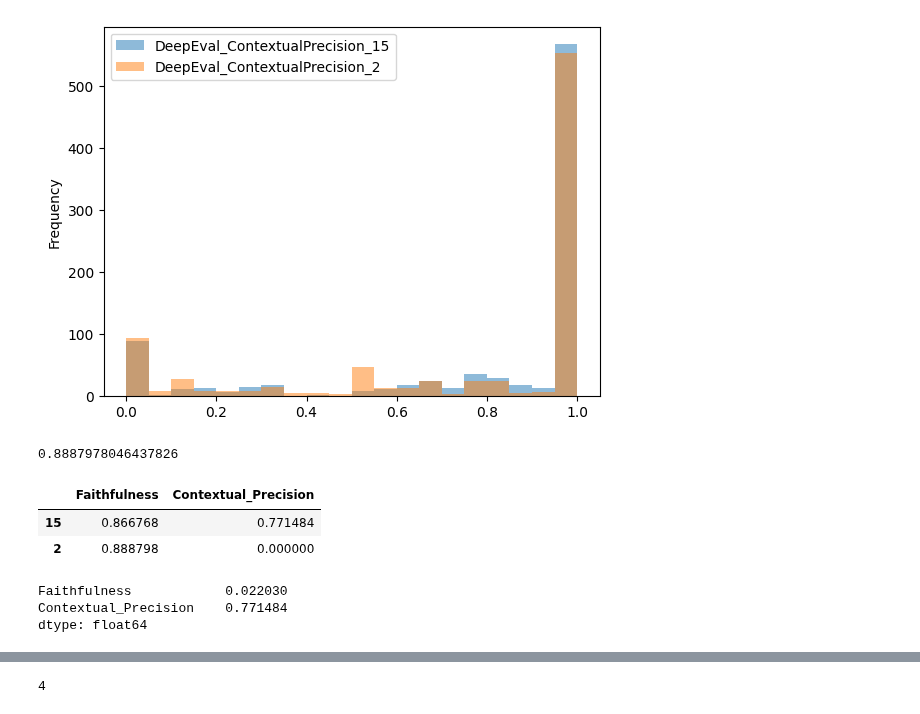
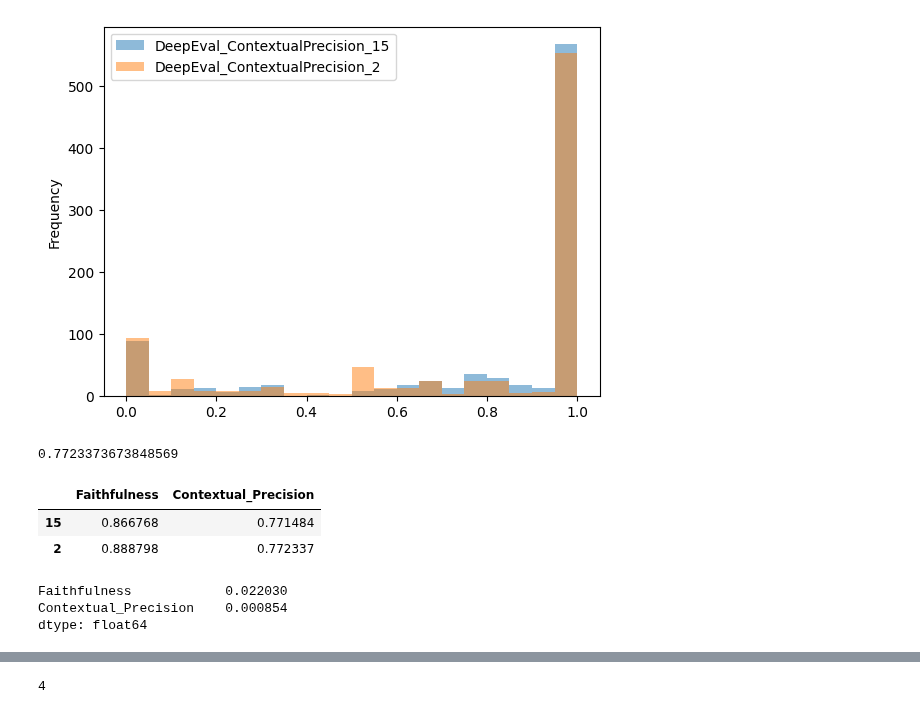
Before and after one commit to sr231/RAG-Evaluations, a Jupyter notebook: Results_Comparison.ipynb, the cells around one changed output, grey strips where cells are left out. Cells and saved outputs as stored; diff of their text form; code cells hidden in the pictures.

Commit message:
in progress updating analysis with additional RAGAS results

```diff
--- a/Results_Comparison.ipynb
+++ b/Results_Comparison.ipynb
@@ -122,26 +122,27 @@ dpllm_results.plot.hist(column=['DeepEval_ContextualPrecision_15', 'DeepEval_Con
 # %%
 # RAGAS metrics results analysis
 ragas_15_contextprecision = pd.read_csv("results/results_ragas_gemini_15_rag_mini_wiki_complete_chat_903_context_precision.csv", index_col=None)
+ragas_2_contextprecision = pd.read_csv("results/results_ragas_gemini_2_rag_mini_wiki_complete_chat_contextprecision_903.csv", index_col=None)
 ragas_15_faithfulness = pd.read_csv("results/results_ragas_gemini_15_rag_mini_wiki_complete_chat_faithfulness_903.csv", index_col=None)
 ragas_2_faithfulness = pd.read_csv("results/results_ragas_gemini_2_rag_mini_wiki_complete_chat_faithfulness_903.csv", index_col=None)
 # %%
-ragas_2_faithfulness['faithfulness'].mean()
+ragas_2_contextprecision['context_precision'].mean()
 # %% [output]
-0.8887978046437826
+0.7723373673848569
 # %%
-# averages across ragas metrics # EDIT : Not accurate with 0 in CP while waiting for results
-ragas_avg = pd.DataFrame([[ragas_15_faithfulness['faithfulness'].mean(), ragas_15_contextprecision['context_precision'].mean()], [ragas_2_faithfulness['faithfulness'].mean(), 0]],  columns=['Faithfulness', 'Contextual_Precision'])
+# averages across ragas metrics
+ragas_avg = pd.DataFrame([[ragas_15_faithfulness['faithfulness'].mean(), ragas_15_contextprecision['context_precision'].mean()], [ragas_2_faithfulness['faithfulness'].mean(), ragas_2_contextprecision['context_precision'].mean()]],  columns=['Faithfulness', 'Contextual_Precision'])
 ragas_avg.index = [15, 2]
 ragas_avg
 # %% [output]
 |  | Faithfulness | Contextual_Precision |
 | 15 | 0.866768 | 0.771484 |
-| 2 | 0.888798 | 0.000000 |
+| 2 | 0.888798 | 0.772337 |
 # %%
-# Difference between scores for llms with RAGAS # EDIT : Not accurate with 0 in CP while waiting for results
+# Difference between scores for llms with RAGAS , so almost the same
 abs(ragas_avg.loc[15] - ragas_avg.loc[2])
 # %% [output]
 Faithfulness            0.022030
-Contextual_Precision    0.771484
+Contextual_Precision    0.000854
 dtype: float64
 # %%
```
Also changed, not shown: parts of 8 cells of this notebook.
